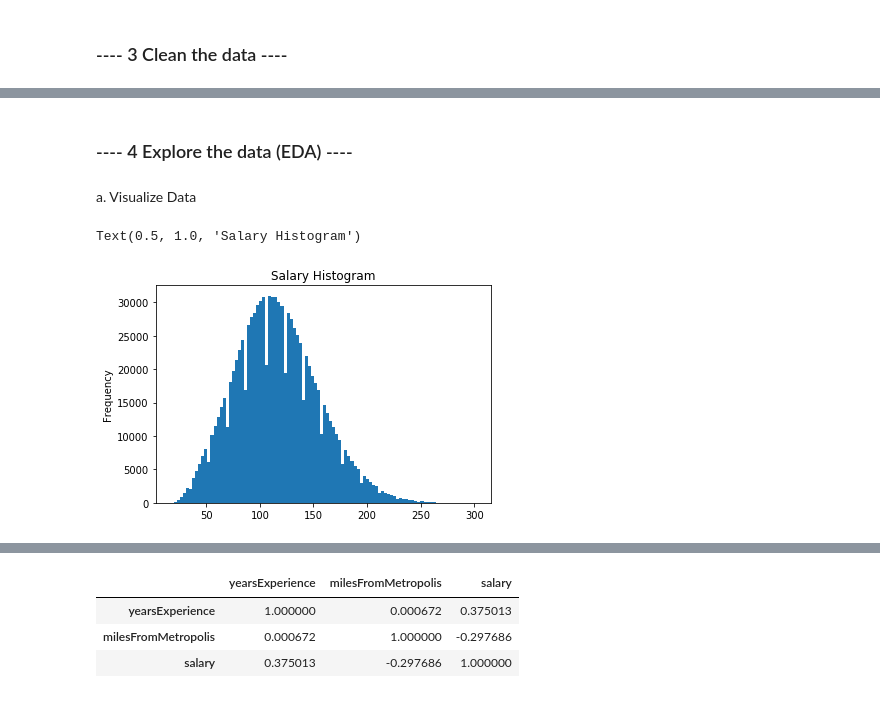
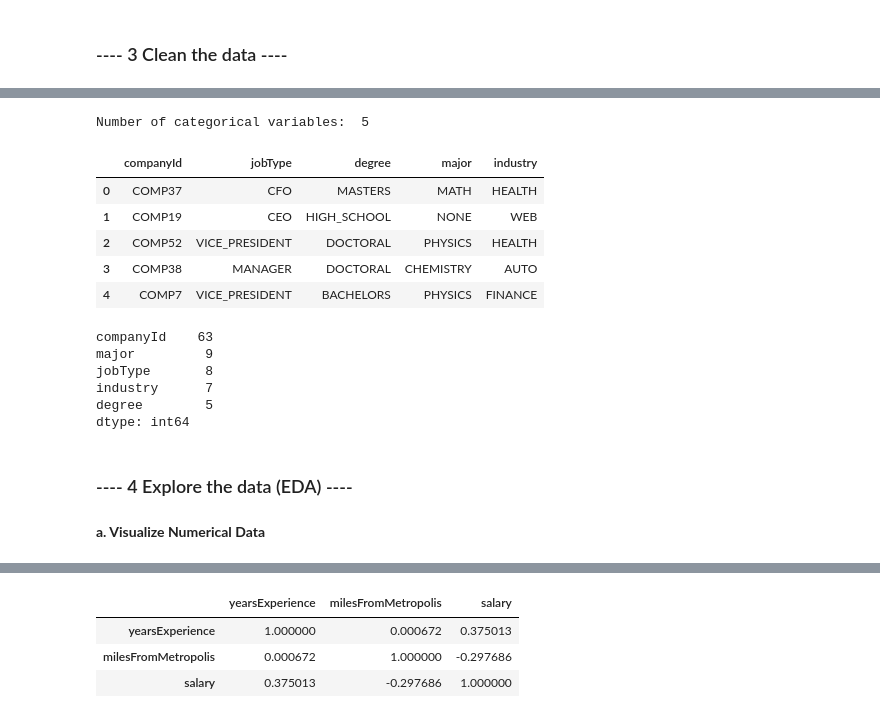
Before and after one commit to ajkiplagat/salaryPredictionPortfolio, a Jupyter notebook: First Portfolio Project.ipynb, the cells around one changed output, grey strips where cells are left out. Drawn from its saved outputs; the diff is of its cells as text; code cells hidden in the pictures.

```diff
--- a/First Portfolio Project.ipynb
+++ b/First Portfolio Project.ipynb
@@ -41,11 +43,14 @@ import matplotlib.pyplot as plt #sets up plotting under plt
 import pandas as pd #lets us handle data as dataframes
 import seaborn as sns #sets up styles, gives more plotting options
 
+# to display all the columns of the dataframe in the notebook
+pd.pandas.set_option('display.max_columns', None)
+
 # Import Linear Regression Libraries
 
 from sklearn.preprocessing import PolynomialFeatures
 from sklearn.model_selection import train_test_split
-from sklearn.metrics import r2_score, mean_squared_error, mean_absolute_error
+from sklearn import metrics
 #Contact Information
 __author__ = "Annette Kiplagat"
 __email__ = "_@gmail.com"
@@ -218,13 +188,30 @@ memory usage: 76.3+ MB
+# %%
+# make list of categorical variables
+cat_vars = [var for var in postings.columns if postings[var].dtypes == 'object']
+print('Number of categorical variables: ', len(cat_vars))
+
+# visualise the categorical variables
+postings[cat_vars].head()
+# %% [output]
+Number of categorical variables:  5
+|  | companyId | jobType | degree | major | industry |
+| 0 | COMP37 | CFO | MASTERS | MATH | HEALTH |
+| 1 | COMP19 | CEO | HIGH_SCHOOL | NONE | WEB |
+| 2 | COMP52 | VICE_PRESIDENT | DOCTORAL | PHYSICS | HEALTH |
+| 3 | COMP38 | MANAGER | DOCTORAL | CHEMISTRY | AUTO |
+| 4 | COMP7 | VICE_PRESIDENT | BACHELORS | PHYSICS | FINANCE |
+# %%
+# Identify number of unique categories in each categorical variable
+postings[cat_vars].nunique().sort_values(ascending = False)
+# %% [output]
+companyId    63
+major         9
+jobType       8
+industry      7
+degree        5
+dtype: int64
 # %% [markdown]
 ### ---- 4 Explore the data (EDA) ----
 # %% [markdown]
 <a id='Visualizations'></a>
-a. Visualize Data
+**a. Visualize Numerical Data**
-# %%
-#Summary of Target Variable: Salary
-postings['salary'].plot.hist(bins=100)
-#sns.distplot(postings['salary'])
-plt.title('Salary Histogram')
-# %% [output]
-Text(0.5, 1.0, 'Salary Histogram')
-[figure, removed]
```
Also changed, not shown: parts of 75 cells of this notebook.
